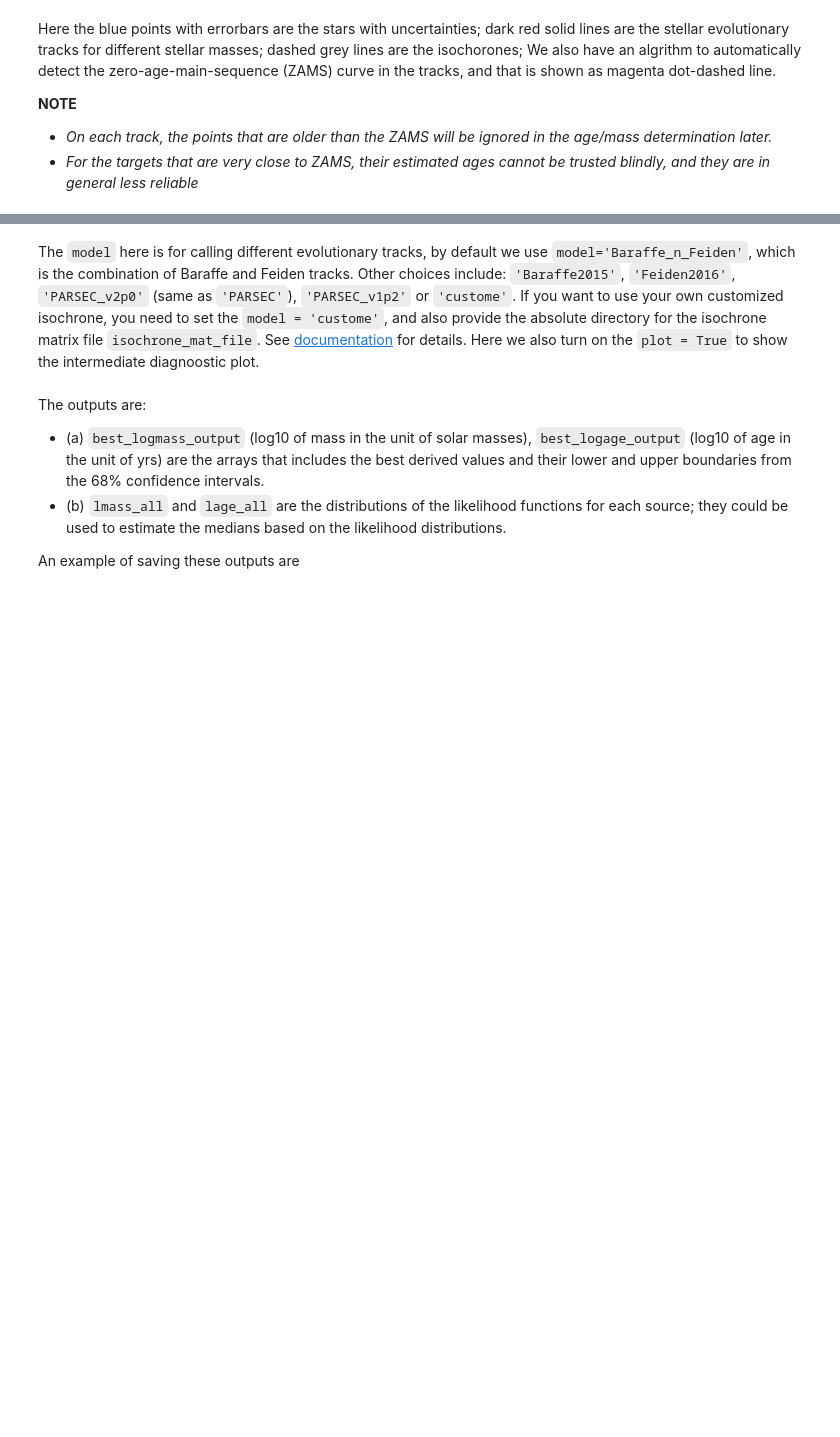
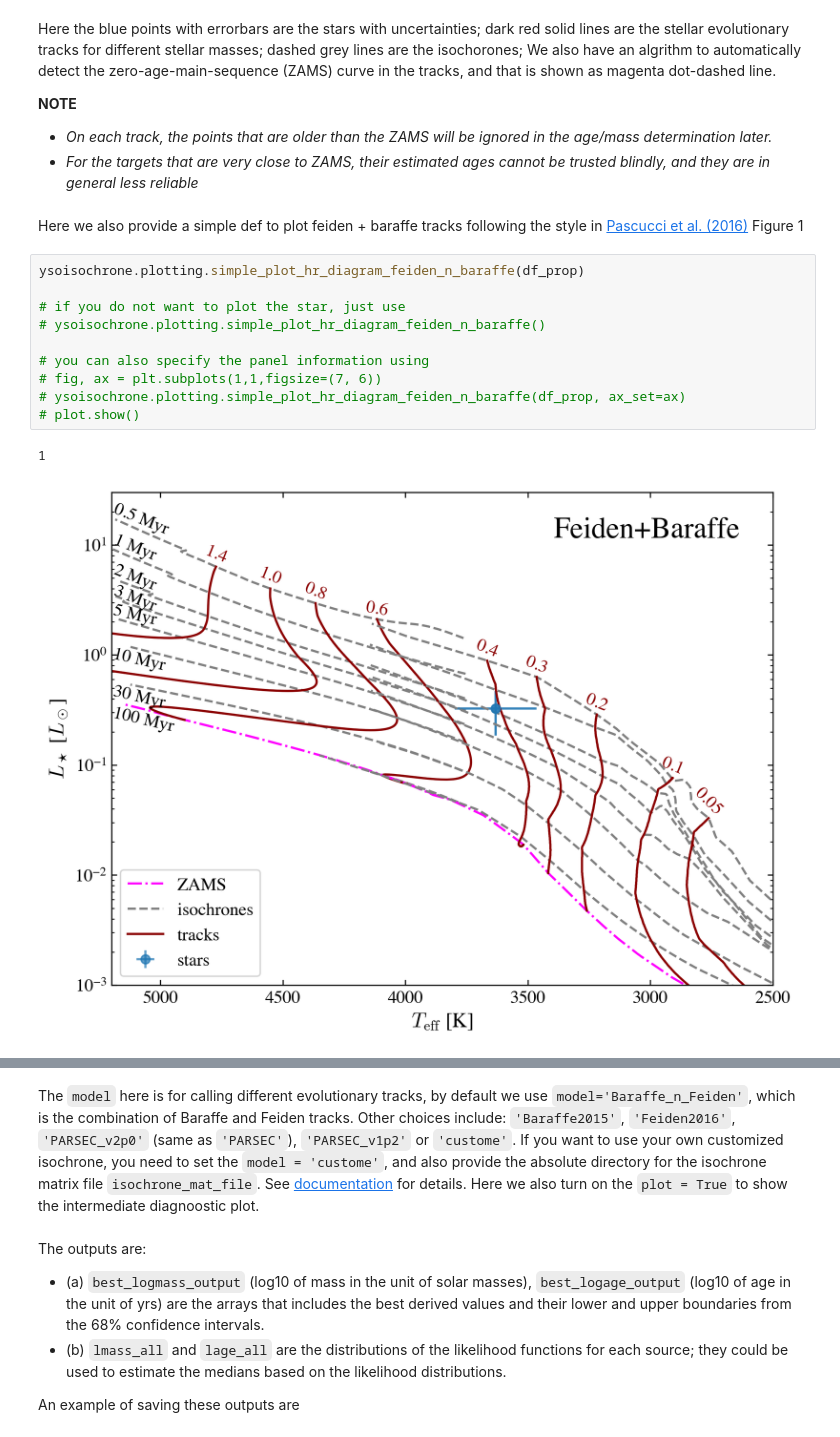
Before and after one commit to DingshanDeng/ysoisochrone, a Jupyter notebook: tutorial_notebooks/tutorial1_quick_start.ipynb, the cells around one changed output, grey strips where cells are left out. Drawn from its saved outputs; the diff is of its cells as text; blank space fills up the shorter version.

```diff
--- a/tutorial_notebooks/tutorial1_quick_start.ipynb
+++ b/tutorial_notebooks/tutorial1_quick_start.ipynb
@@ -136,6 +139,21 @@ Here the blue points with errorbars are the stars with uncertainties; dark red s
 
 - *On each track, the points that are older than the ZAMS will be ignored in the age/mass determination later.*
 - *For the targets that are very close to ZAMS, their estimated ages cannot be trusted blindly, and they are in general less reliable*
+# %% [markdown]
+Here we also provide a simple def to plot feiden + baraffe tracks following the style in [Pascucci et al. (2016)](https://ui.adsabs.harvard.edu/abs/2016ApJ...831..125P/abstract) Figure 1
+# %%
+ysoisochrone.plotting.simple_plot_hr_diagram_feiden_n_baraffe(df_prop)
+
+# if you do not want to plot the star, just use
+# ysoisochrone.plotting.simple_plot_hr_diagram_feiden_n_baraffe()
+
+# you can also specify the panel information using
+# fig, ax = plt.subplots(1,1,figsize=(7, 6))
+# ysoisochrone.plotting.simple_plot_hr_diagram_feiden_n_baraffe(df_prop, ax_set=ax)
+# plot.show()
+# %% [output]
+1
+[figure, added]
 # %% [markdown]
 ## Estimate its age and mass from Bayesian inference approach
 
```
Also changed, not shown: parts of 6 cells of this notebook, 5 other files.
